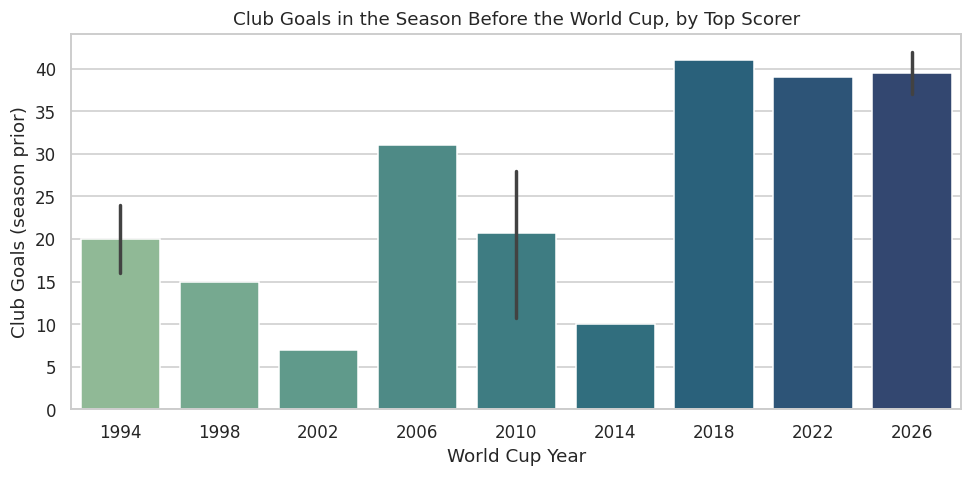
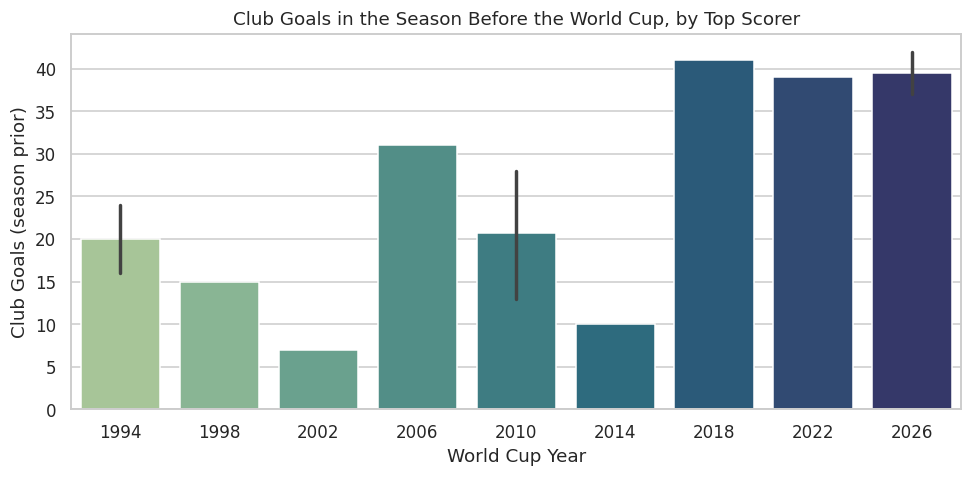
Unified diff of the notebook cell whose output changed from the first chart to the second:
--- before
+++ after
@@ -7,5 +7,5 @@
 
 plt.figure(figsize=(9, 4.5))
-sns.barplot(data=scorers, x="YEAR", y="CLUB_GOALS_PRIOR_SEASON", palette="crest")
+sns.barplot(data=scorers, x="YEAR", y="CLUB_GOALS_PRIOR_SEASON", hue="YEAR", palette="crest", legend=False)
 plt.title("Club Goals in the Season Before the World Cup, by Top Scorer")
 plt.xlabel("World Cup Year")
@@ -14,3 +14,20 @@
 plt.show()
 
+# Does more club-goal form translate into more World Cup goals? Plot the two
+# side by side directly (no trend line -- fitting one would visually imply a
+# relationship the correlation coefficient says isn't really there).
+corr = scorers["CLUB_GOALS_PRIOR_SEASON"].corr(scorers["WC_GOALS"])
+
+plt.figure(figsize=(6.5, 5))
+sns.scatterplot(data=scorers, x="CLUB_GOALS_PRIOR_SEASON", y="WC_GOALS", s=90, color="#c0392b")
+for _, row in scorers.iterrows():
+    plt.annotate(row["PLAYER_NAME"].split()[-1], (row["CLUB_GOALS_PRIOR_SEASON"], row["WC_GOALS"]),
+                 textcoords="offset points", xytext=(6, 4), fontsize=8)
+plt.title(f"Club Goals (prior season) vs. World Cup Goals\nPearson r = {corr:.2f}")
+plt.xlabel("Club goals, season before the World Cup")
+plt.ylabel("Goals scored at the World Cup")
+plt.tight_layout()
+plt.show()
+
+print(f"Correlation between club-season goals and World Cup goals: r = {corr:.2f}")
 scorers

Commit: Add Q1 scatter+correlation, README dataset-size note, retro-pixel infographic Manus prompt